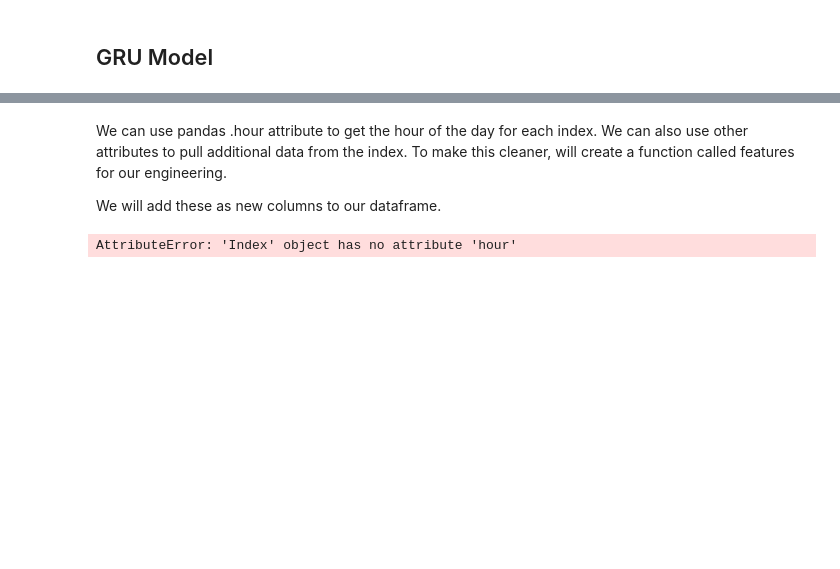
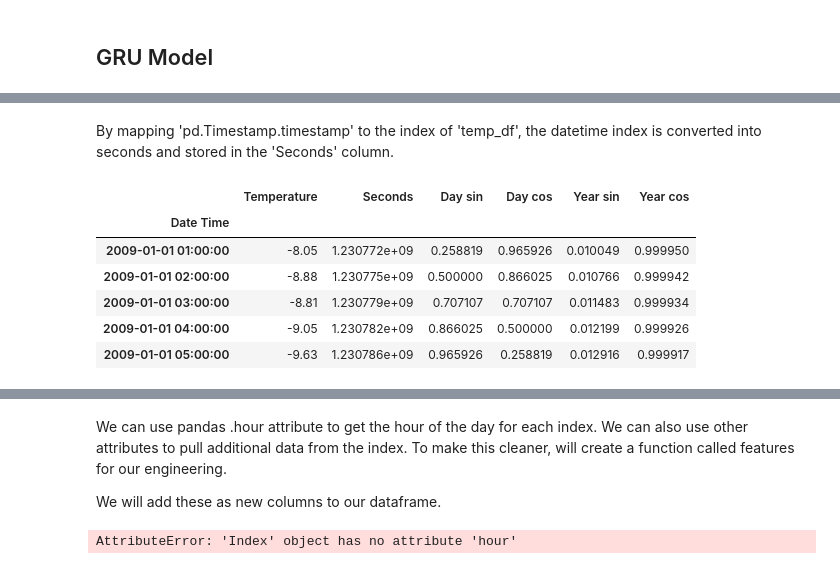
Before and after one commit to analyticsbyted/LSTM_weatherForecast, a Jupyter notebook: weatherForecast.ipynb, the cells around one changed output, grey strips where cells are left out. Cells and saved outputs as stored; diff of their text form; code cells hidden in the pictures; blank space fills up the shorter version.

```diff
--- a/weatherForecast.ipynb
+++ b/weatherForecast.ipynb
@@ -552,0 +662,6 @@ The Gated Recurrent Unit (GRU) is a type of recurrent neural network (RNN) that
+# %%
+# add column named Seconds to hold conversion of datetime into seconds
+temp_df = pd.DataFrame(data={'Temperature': temp})
+temp_df.index = pd.to_datetime(temp_df.index)
+temp_df['Seconds'] = temp_df.index.map(pd.Timestamp.timestamp)
+temp_df.head()
@@ -552,0 +676,20 @@ The Gated Recurrent Unit (GRU) is a type of recurrent neural network (RNN) that
+# %% [markdown]
+By mapping 'pd.Timestamp.timestamp' to the index of 'temp_df', the datetime index is converted into seconds and stored in the 'Seconds' column.
+# %%
+# Create day and year variables to hold the number of seconds in a day and year
+day = 24*60*60
+year = (365.2425)*day
+
+temp_df['Day sin'] = np.sin(temp_df['Seconds'] * (2 * np.pi / day)) # day
+temp_df['Day cos'] = np.cos(temp_df['Seconds'] * (2 * np.pi / day)) # day
+temp_df['Year sin'] = np.sin(temp_df['Seconds'] * (2 * np.pi / year)) # year
+temp_df['Year cos'] = np.cos(temp_df['Seconds'] * (2 * np.pi / year)) # year
+temp_df.head()
+# %% [output]
+|  | Temperature | Seconds | Day sin | Day cos | Year sin | Year cos |
+| Date Time |  |  |  |  |  |  |
+| 2009-01-01 01:00:00 | -8.05 | 1.230772e+09 | 0.258819 | 0.965926 | 0.010049 | 0.999950 |
+| 2009-01-01 02:00:00 | -8.88 | 1.230775e+09 | 0.500000 | 0.866025 | 0.010766 | 0.999942 |
+| 2009-01-01 03:00:00 | -8.81 | 1.230779e+09 | 0.707107 | 0.707107 | 0.011483 | 0.999934 |
+| 2009-01-01 04:00:00 | -9.05 | 1.230782e+09 | 0.866025 | 0.500000 | 0.012199 | 0.999926 |
+| 2009-01-01 05:00:00 | -9.63 | 1.230786e+09 | 0.965926 | 0.258819 | 0.012916 | 0.999917 |
```
Also changed, not shown: parts of 57 cells of this notebook, 12 other files.
